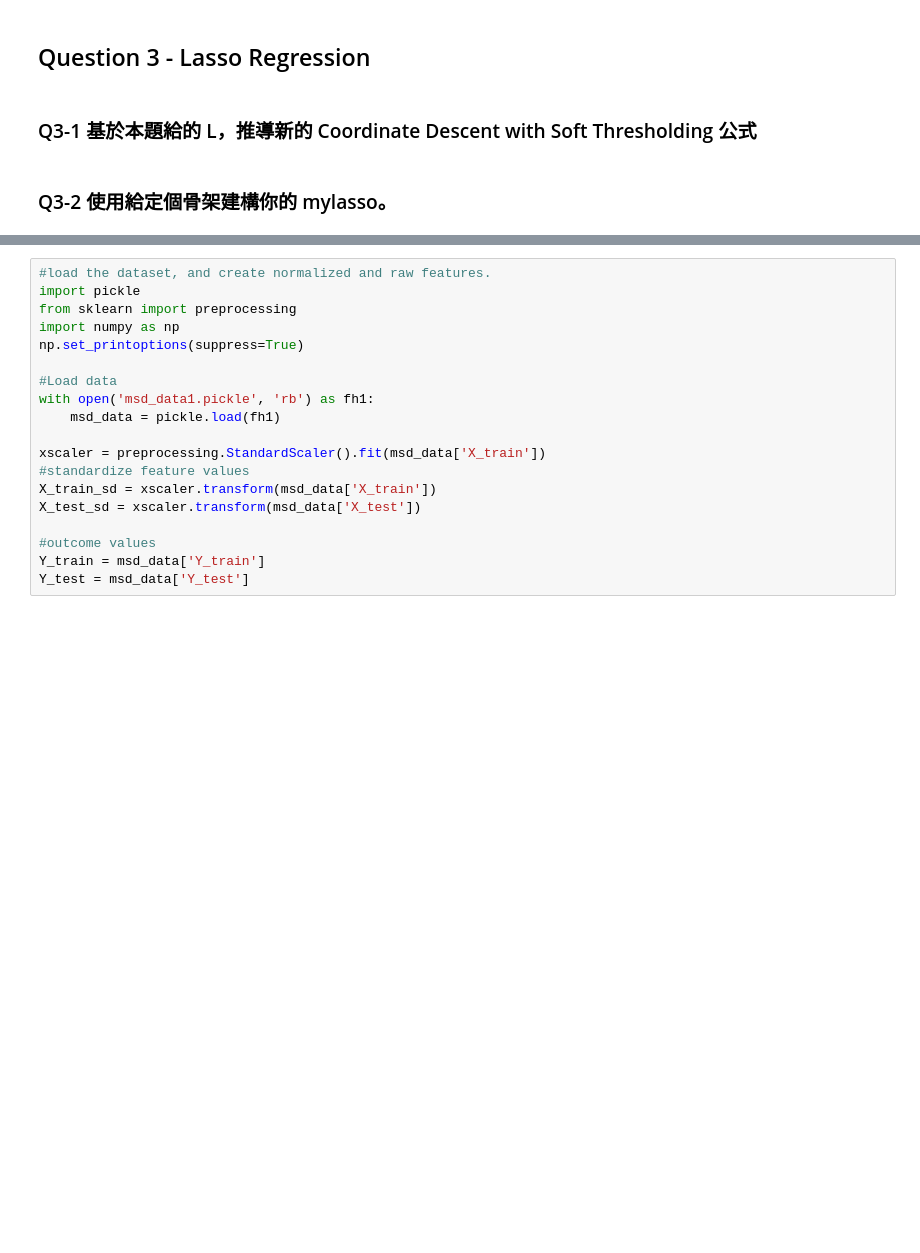
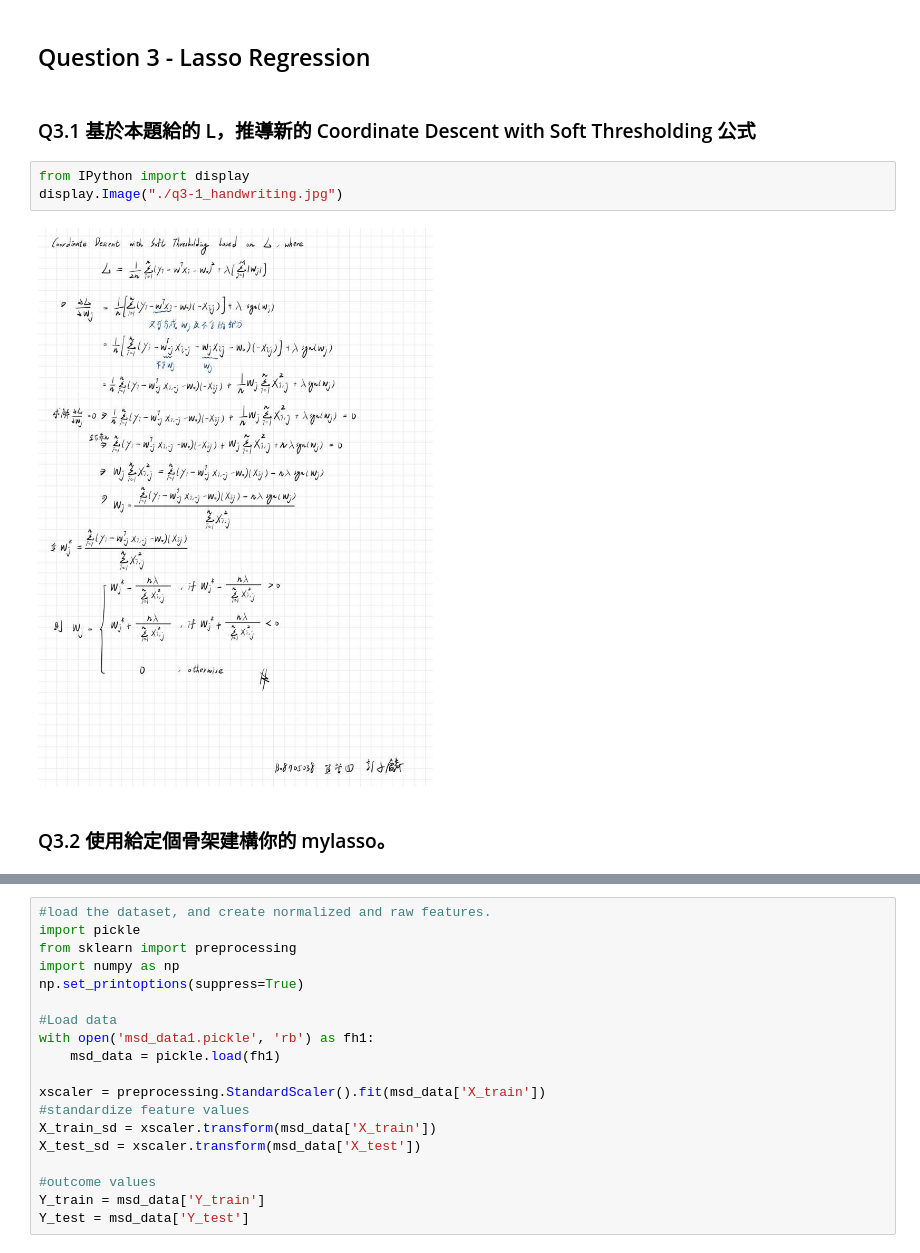
Before and after one commit to Brian-Konr/statistical-learning-IM5056, a Jupyter notebook: hw1/hw1_b08705038.ipynb, the cells around one changed output, grey strips where cells are left out. Saved outputs shown, nothing was run; the diff lists cells and outputs as text; blank space fills up the shorter version.

```diff
--- a/hw1/hw1_b08705038.ipynb
+++ b/hw1/hw1_b08705038.ipynb
@@ -208,9 +210,14 @@ Text(0, 0.5, 'RMSE')
 # %% [markdown]
 ## Question 3 - Lasso Regression
 # %% [markdown]
-### Q3-1 基於本題給的 L，推導新的 Coordinate Descent with Soft Thresholding 公式
+### Q3.1 基於本題給的 L，推導新的 Coordinate Descent with Soft Thresholding 公式
+# %%
+from IPython import display
+display.Image("./q3-1_handwriting.jpg")
+# %% [output]
+[figure, added]
 # %% [markdown]
-### Q3-2 使用給定個骨架建構你的 mylasso。
+### Q3.2 使用給定個骨架建構你的 mylasso。
 # %%
 import numpy as np
 
```
Also changed, not shown: parts of 7 cells of this notebook, 1 other file.
